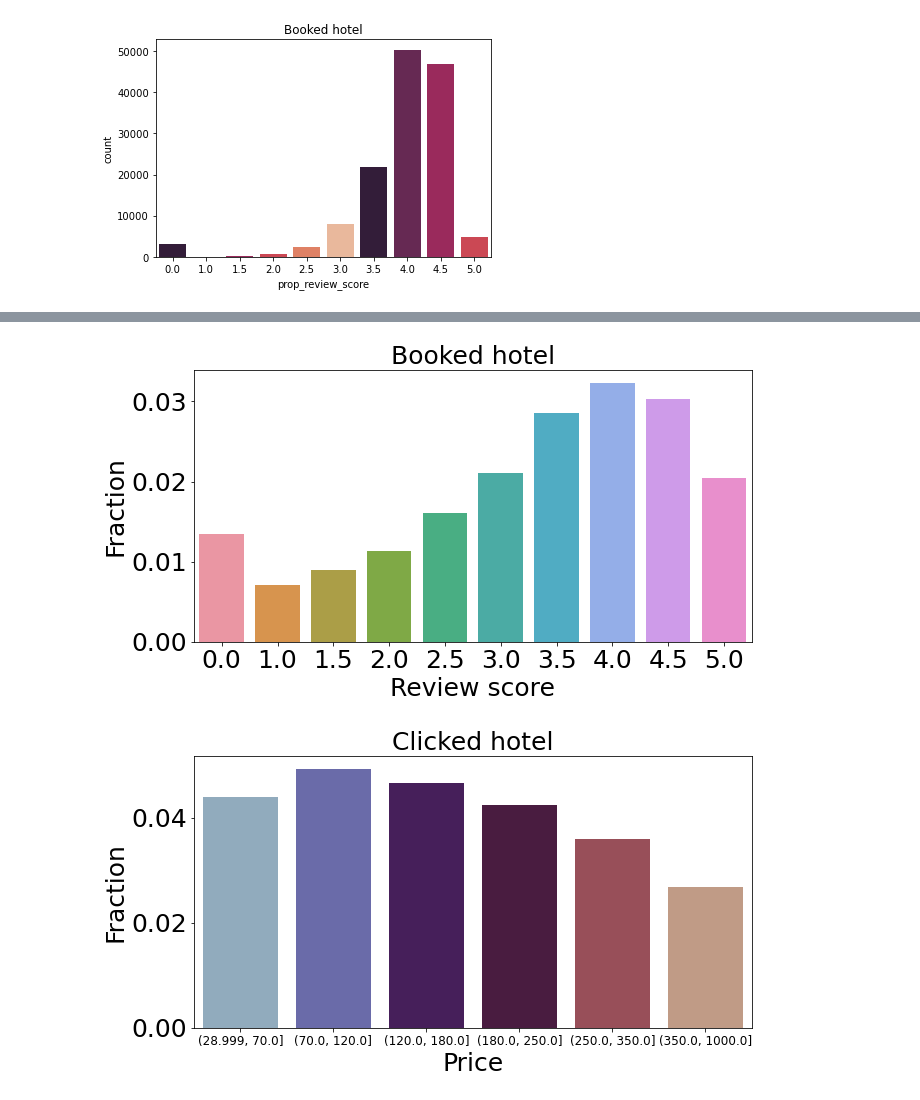
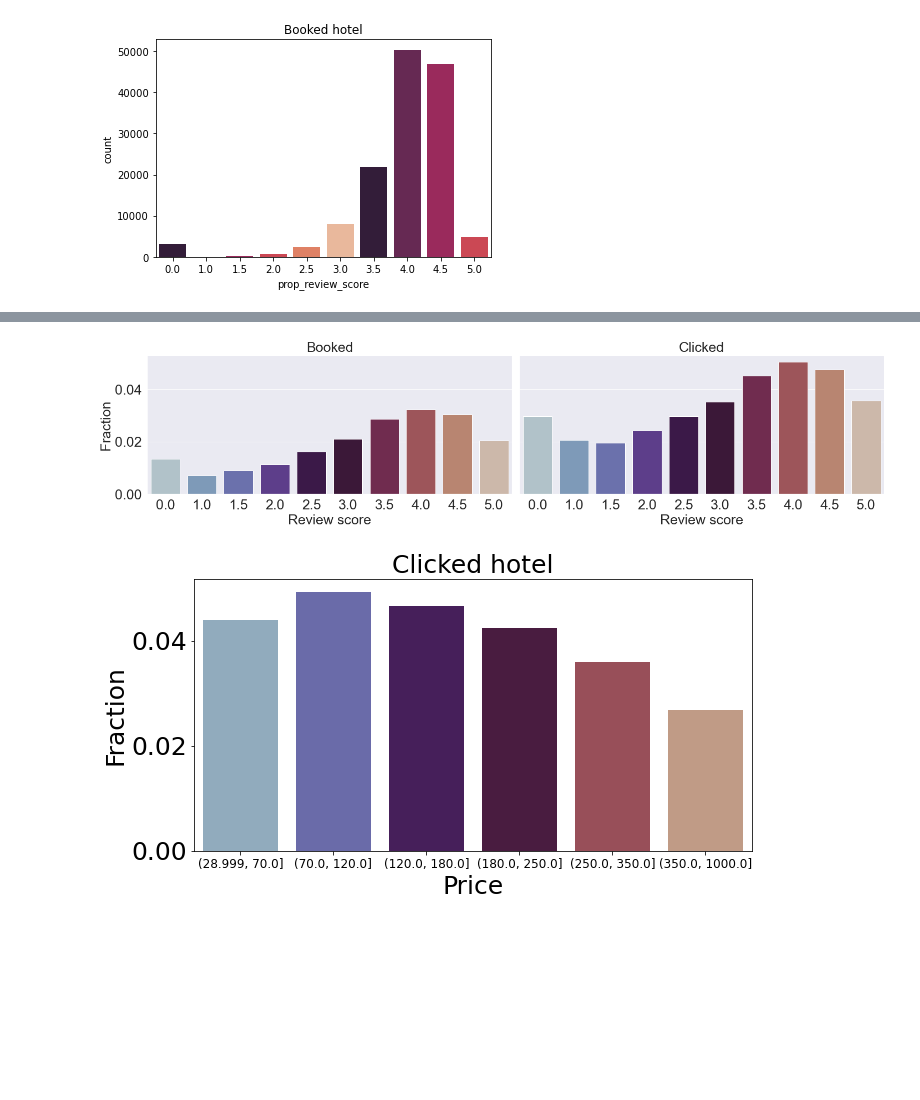
Before and after one commit to hellowithchicken/DataMining, a Jupyter notebook: assignment2/EDA_cate.ipynb, the cells around one changed output, grey strips where cells are left out. Cells and saved outputs as stored; diff of their text form; code cells hidden in the pictures; blank space fills up the shorter version.

```diff
--- a/assignment2/EDA_cate.ipynb
+++ b/assignment2/EDA_cate.ipynb
@@ -183,13 +184,42 @@ plt.show()
-# %%
-data = df.groupby("prop_review_score")["booking_bool"].mean().reset_index()
-sns.barplot(data = data, x = 'prop_review_score', y = 'booking_bool')
-plt.title("Booked hotel", size = text_size)
-plt.xlabel("Review score", size = text_size)
-plt.ylabel('Fraction', size = text_size)
-plt.savefig("EDA/Figures/booked_review.pdf")
-plt.show()
-# %% [output]
-[figure, removed]
+# %%
+text_size = 25
+
+fig, axes = plt.subplots(1, 2, figsize=(20, 5), sharey = True)
+sns.set(rc={'figure.figsize':(12,4.5)})
+plt.rc('xtick', labelsize=25)
+plt.rc('ytick', labelsize=25)
+
+data = df.groupby("prop_review_score")["booking_bool"].mean().reset_index()
+sns.barplot(data = data, x = 'prop_review_score', y = 'booking_bool', palette = "twilight", ax=axes[0])
+plt.title("Booked hotel", size = text_size)
+plt.xlabel("Review score", size = text_size)
+plt.ylabel('Fraction', size = text_size)
+#savefig("EDA/Figures/booked_review.pdf")
+
+data = df.groupby("prop_review_score")["click_bool"].mean().reset_index()
+sns.barplot(data = data, x = 'prop_review_score', y = 'click_bool', palette = "twilight", ax=axes[1])
+
+#sns.histplot(data=df_click, x="prop_review_score", stat="probability", discrete = True)
+plt.title("Clicked hotel", size = text_size)
+plt.xlabel("Review score", size = text_size)
+#plt.ylabel('Fraction', size = text_size)
+
+axes[0].set_title('Booked', size = text_size)
+axes[0].set_xlabel('Review score', size = text_size)
+axes[0].set_ylabel('Fraction', size = text_size)
+axes[1].set_title('Clicked', size = text_size)
+axes[1].set_xlabel('Review score', size = text_size)
+axes[1].set_ylabel('', size = text_size)
+
+plt.tight_layout()
+plt.savefig("EDA/Figures/review.pdf")
+
+
+
+#axes[1].legend(title = "random_bool", fontsize=text_size, title_fontsize=text_size)
+plt.show()
+# %% [output]
+[figure, added]
 # %%
 bins=[29, 70, 120, 180, 250, 350, 1000]
 df["price_class"]=pd.cut(df.price_usd, bins=bins, include_lowest=True)
```
Also changed, not shown: parts of 2 cells of this notebook, 4 other files.
